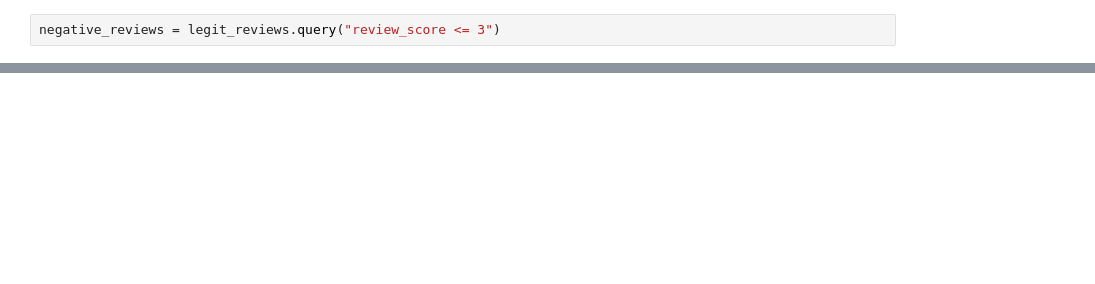
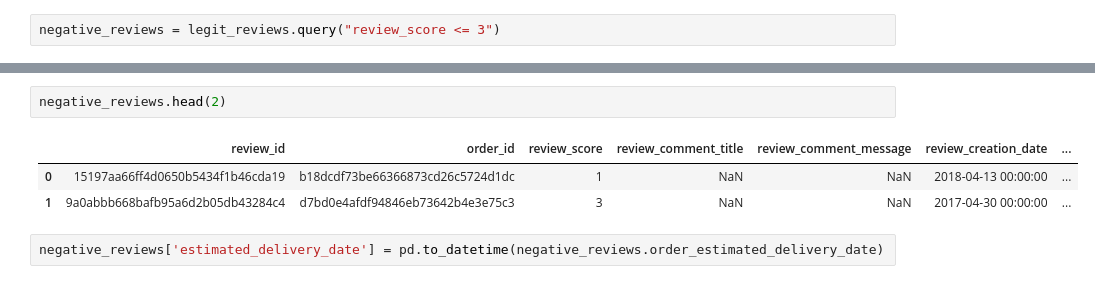
Before and after one commit to honnsey/Olist, a Jupyter notebook: OLIST.ipynb, the cells around one changed output, grey strips where cells are left out. Drawn from its saved outputs; the diff is of its cells as text; blank space fills up the shorter version.

```diff
--- a/OLIST.ipynb
+++ b/OLIST.ipynb
@@ -224,0 +223,8 @@ negative_reviews
+# %%
+negative_reviews.head(2)
+# %% [output]
+|  | review_id | order_id | review_score | review_comment_title | review_comment_message | review_creation_date | ... |
+| 0 | 15197aa66ff4d0650b5434f1b46cda19 | b18dcdf73be66366873cd26c5724d1dc | 1 | NaN | NaN | 2018-04-13 00:00:00 | ... |
+| 1 | 9a0abbb668bafb95a6d2b05db43284c4 | d7bd0e4afdf94846eb73642b4e3e75c3 | 3 | NaN | NaN | 2017-04-30 00:00:00 | ... |
+# %%
+negative_reviews['estimated_delivery_date'] = pd.to_datetime(negative_reviews.order_estimated_delivery_date)
```
Also changed, not shown: parts of 7 cells of this notebook, 1 other file.
